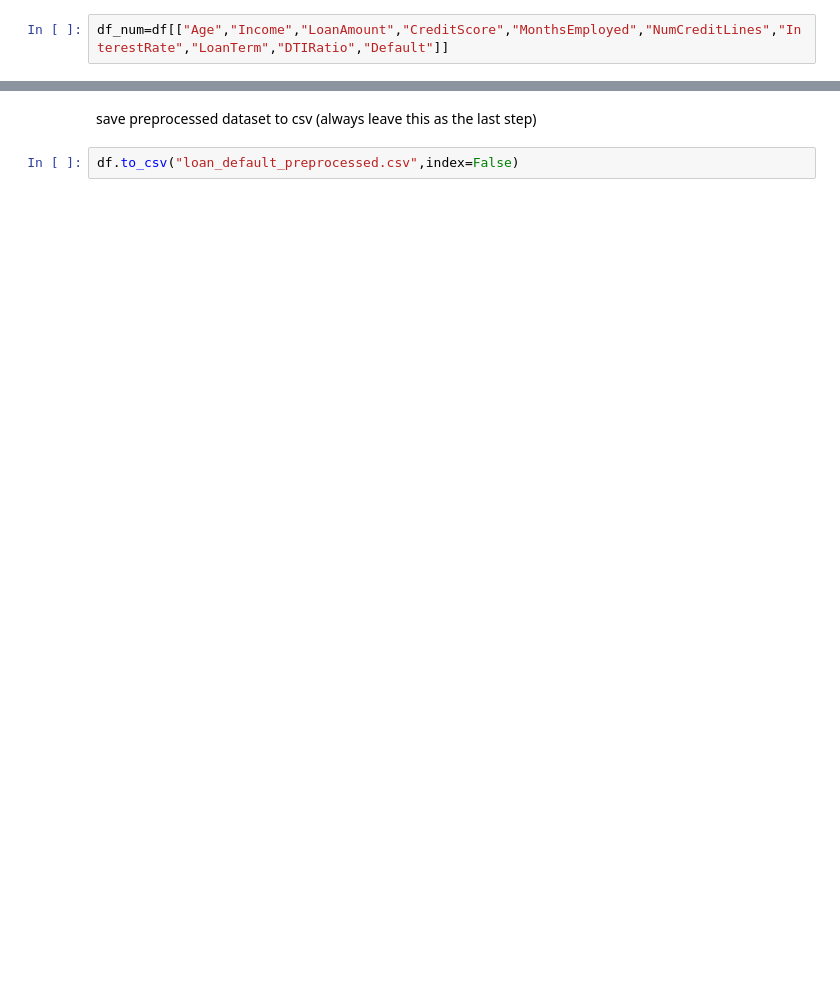
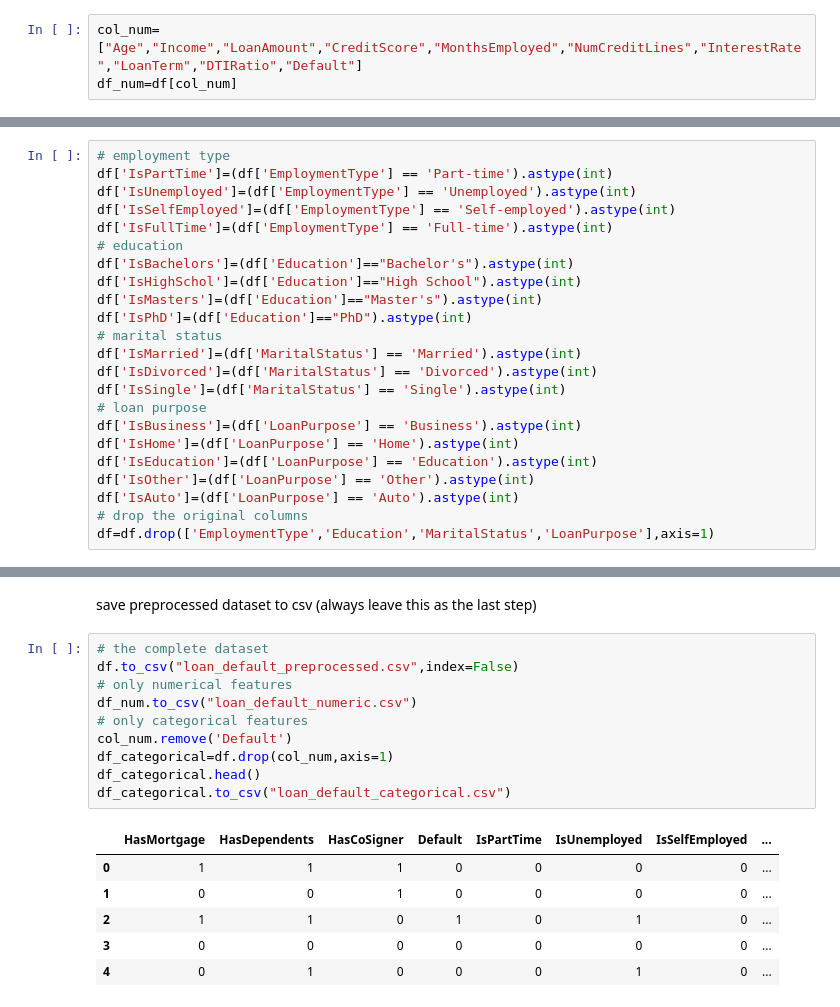
Before and after one commit to alina-xd/AI4ALL_Credit_Risk, a Jupyter notebook: data_cleaning.ipynb, the cells around one changed output, grey strips where cells are left out. Saved outputs shown, nothing was run; the diff lists cells and outputs as text; blank space fills up the shorter version.

```diff
--- a/data_cleaning.ipynb
+++ b/data_cleaning.ipynb
@@ -93,7 +91,8 @@ df.duplicated().sum()
 # %% [markdown]
 #### extract numerical features
 # %%
-df_num=df[["Age","Income","LoanAmount","CreditScore","MonthsEmployed","NumCreditLines","InterestRate","LoanTerm","DTIRatio","Default"]]
+col_num=["Age","Income","LoanAmount","CreditScore","MonthsEmployed","NumCreditLines","InterestRate","LoanTerm","DTIRatio","Default"]
+df_num=df[col_num]
 # %% [markdown]
 examine correlation of numerical features to default
 # %%
@@ -189,0 +191,23 @@ Name: count, dtype: int64
+# %%
+# employment type
+df['IsPartTime']=(df['EmploymentType'] == 'Part-time').astype(int)
+df['IsUnemployed']=(df['EmploymentType'] == 'Unemployed').astype(int)
+df['IsSelfEmployed']=(df['EmploymentType'] == 'Self-employed').astype(int)
+df['IsFullTime']=(df['EmploymentType'] == 'Full-time').astype(int)
+# education
+df['IsBachelors']=(df['Education']=="Bachelor's").astype(int)
+df['IsHighSchol']=(df['Education']=="High School").astype(int)
+df['IsMasters']=(df['Education']=="Master's").astype(int)
+df['IsPhD']=(df['Education']=="PhD").astype(int)
+# marital status
+df['IsMarried']=(df['MaritalStatus'] == 'Married').astype(int)
+df['IsDivorced']=(df['MaritalStatus'] == 'Divorced').astype(int)
+df['IsSingle']=(df['MaritalStatus'] == 'Single').astype(int)
+# loan purpose
+df['IsBusiness']=(df['LoanPurpose'] == 'Business').astype(int)
+df['IsHome']=(df['LoanPurpose'] == 'Home').astype(int)
+df['IsEducation']=(df['LoanPurpose'] == 'Education').astype(int)
+df['IsOther']=(df['LoanPurpose'] == 'Other').astype(int)
+df['IsAuto']=(df['LoanPurpose'] == 'Auto').astype(int)
+# drop the original columns
+df=df.drop(['EmploymentType','Education','MaritalStatus','LoanPurpose'],axis=1)
@@ -191,4 +227,19 @@ Name: count, dtype: int64
 save preprocessed dataset to csv
 (always leave this as the last step)
 # %%
+# the complete dataset
 df.to_csv("loan_default_preprocessed.csv",index=False)
+# only numerical features
+df_num.to_csv("loan_default_numeric.csv")
+# only categorical features
+col_num.remove('Default')
+df_categorical=df.drop(col_num,axis=1)
+df_categorical.head()
+df_categorical.to_csv("loan_default_categorical.csv")
+# %% [output]
+|  | HasMortgage | HasDependents | HasCoSigner | Default | IsPartTime | IsUnemployed | IsSelfEmployed | ... |
+| 0 | 1 | 1 | 1 | 0 | 0 | 0 | 0 | ... |
+| 1 | 0 | 0 | 1 | 0 | 0 | 0 | 0 | ... |
+| 2 | 1 | 1 | 0 | 1 | 0 | 1 | 0 | ... |
+| 3 | 0 | 0 | 0 | 0 | 0 | 0 | 0 | ... |
+| 4 | 0 | 1 | 0 | 0 | 0 | 1 | 0 | ... |
```
Also changed, not shown: parts of 4 cells of this notebook, 6 other files.
